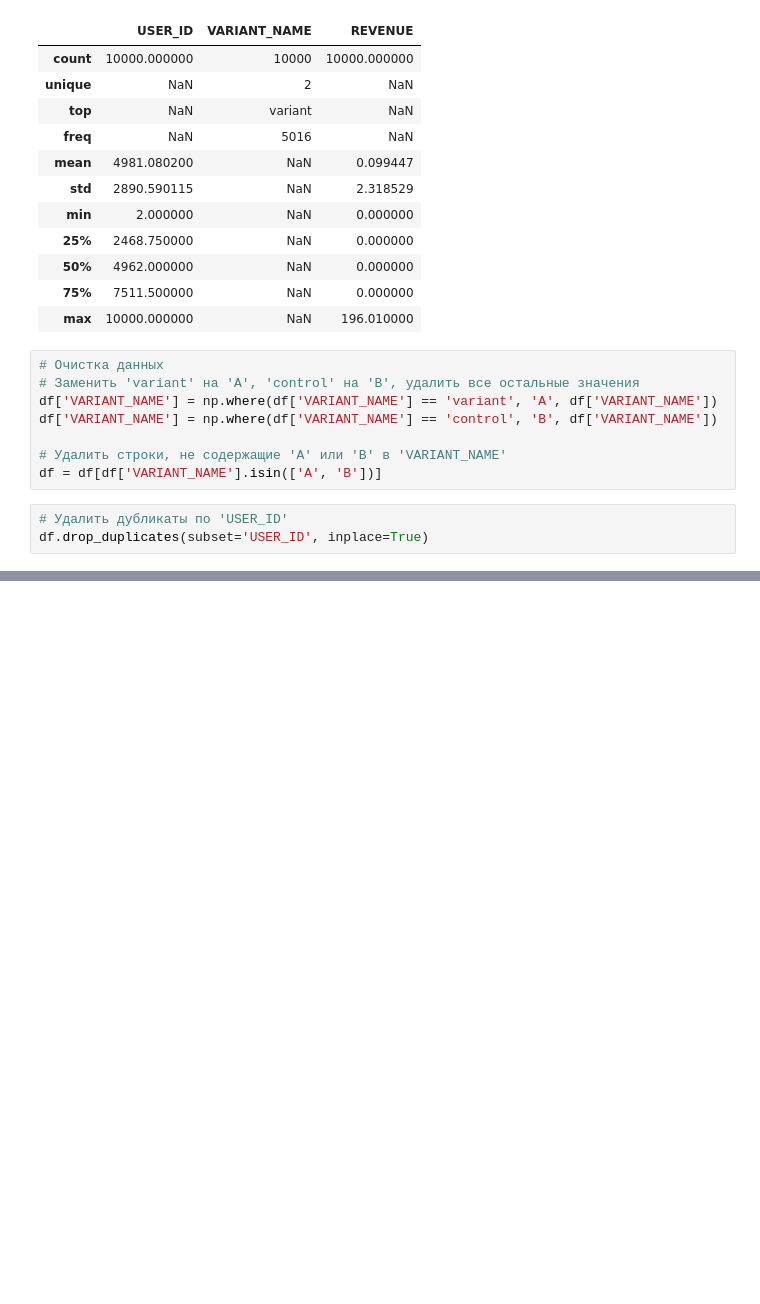
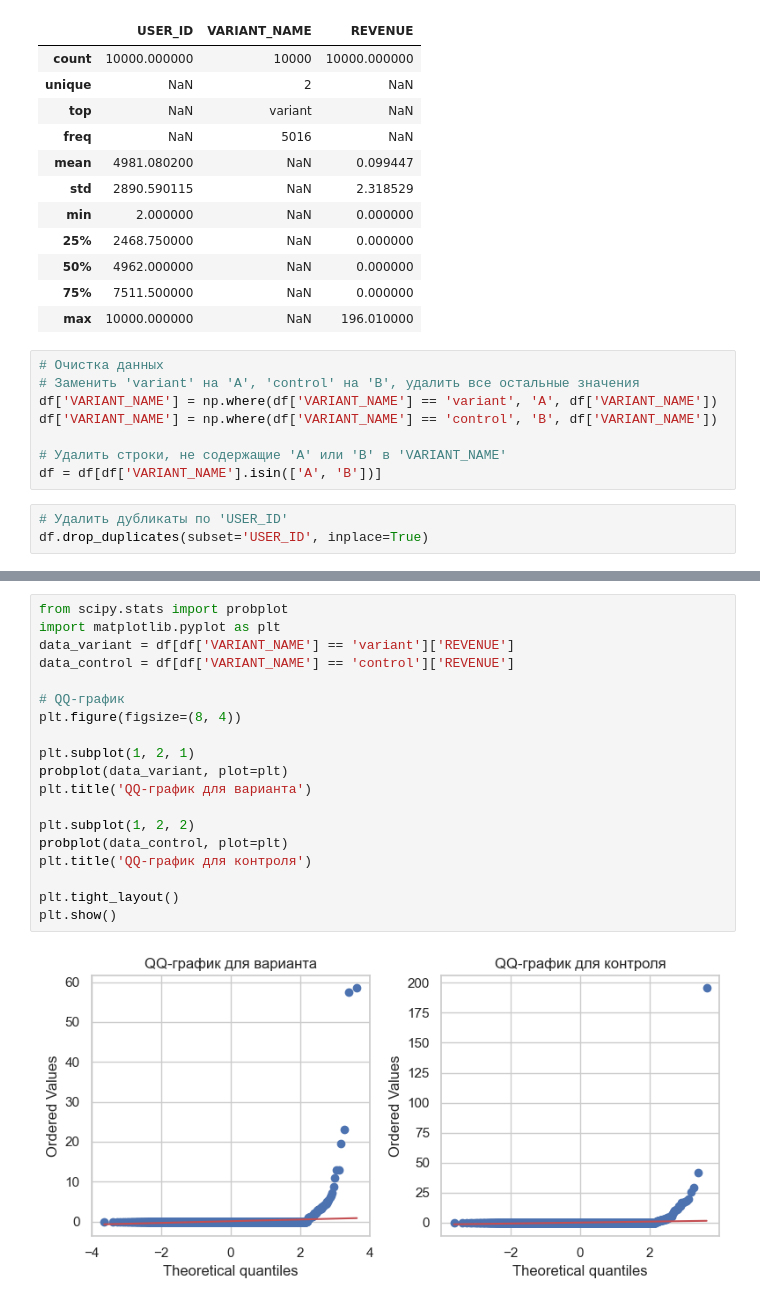
Before and after one commit to annakopeikina/STATISTIKS, a Jupyter notebook: ABtesting/hometask8.ipynb, the cells around one changed output, grey strips where cells are left out. Saved outputs shown, nothing was run; the diff lists cells and outputs as text; blank space fills up the shorter version.

```diff
--- a/ABtesting/hometask8.ipynb
+++ b/ABtesting/hometask8.ipynb
@@ -54,0 +143,21 @@ dtype: int64
+# %%
+from scipy.stats import probplot
+import matplotlib.pyplot as plt
+data_variant = df[df['VARIANT_NAME'] == 'variant']['REVENUE']
+data_control = df[df['VARIANT_NAME'] == 'control']['REVENUE']
+
+# QQ-график
+plt.figure(figsize=(8, 4))
+
+plt.subplot(1, 2, 1)
+probplot(data_variant, plot=plt)
+plt.title('QQ-график для варианта')
+
+plt.subplot(1, 2, 2)
+probplot(data_control, plot=plt)
+plt.title('QQ-график для контроля')
+
+plt.tight_layout()
+plt.show()
+# %% [output]
+[figure, added]
```
Also changed, not shown: parts of 13 cells of this notebook.
